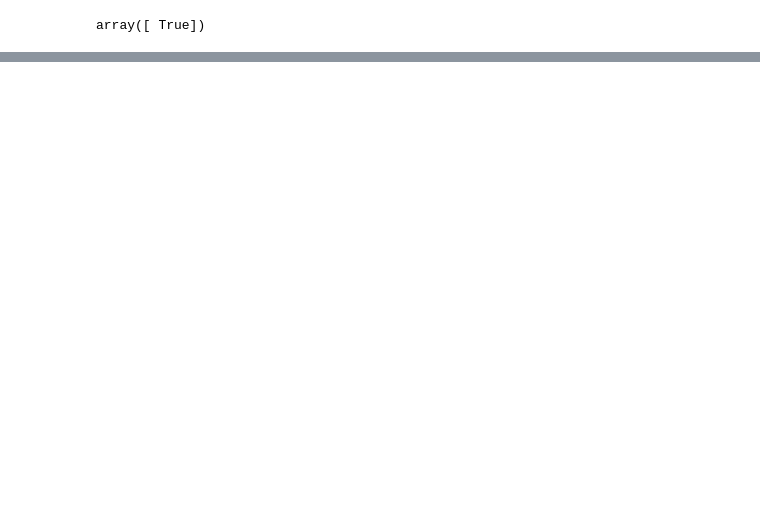
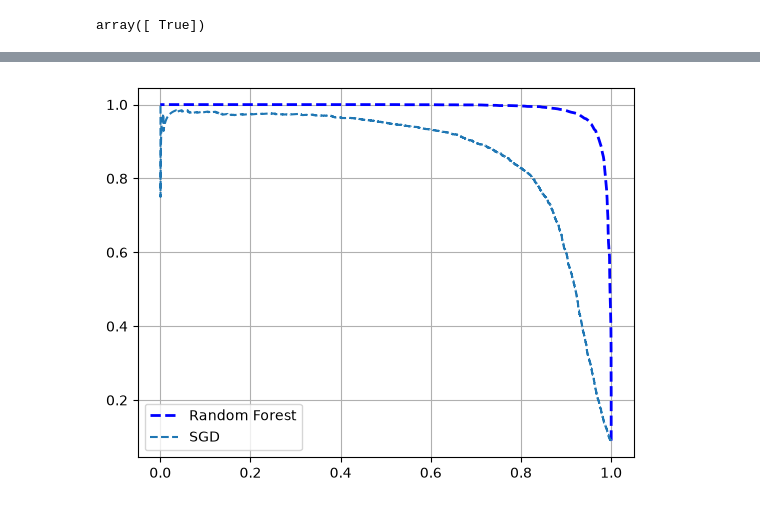
Before and after one commit to Dev-Flurssy/ml-projects, a Jupyter notebook: projects/Classification/MNIST.ipynb, the cells around one changed output, grey strips where cells are left out. Drawn from its saved outputs; the diff is of its cells as text; code cells hidden in the pictures; blank space fills up the shorter version.

```diff
--- a/projects/Classification/MNIST.ipynb
+++ b/projects/Classification/MNIST.ipynb
@@ -231,0 +260,6 @@ plt.show()
+# %%
+from sklearn.ensemble import RandomForestClassifier
+
+forest = RandomForestClassifier(random_state=42)
+y_forest_pred = cross_val_predict(forest, x_train, y_train_5, cv=3, method='predict_proba')
+y_forest_pred
@@ -231,0 +274,16 @@ plt.show()
+# %%
+# The second column contains the estimated probabilities for the positive class
+
+y_scores_forest = y_forest_pred[:, 1]
+precision_forest, recall_forest, threshold_forest = precision_recall_curve(y_train_5, y_scores_forest)
+
+plt.plot(recall_forest, precision_forest, 'b--', label='Random Forest', linewidth=2)
+plt.plot(recalls, precisions, '--', label='SGD')
+plt.legend()
+plt.grid()
+plt.show()
+
+# As you can see in Figure 3-8, the RandomForestClassifier’s PR curve looks much better than the SGDClassifier’s: it comes much closer to the
+# top-right corner. Its F score and ROC AUC score are also significantly better
+# %% [output]
+[figure, added]
```
Also changed, not shown: parts of 15 cells of this notebook, 8 other files.
